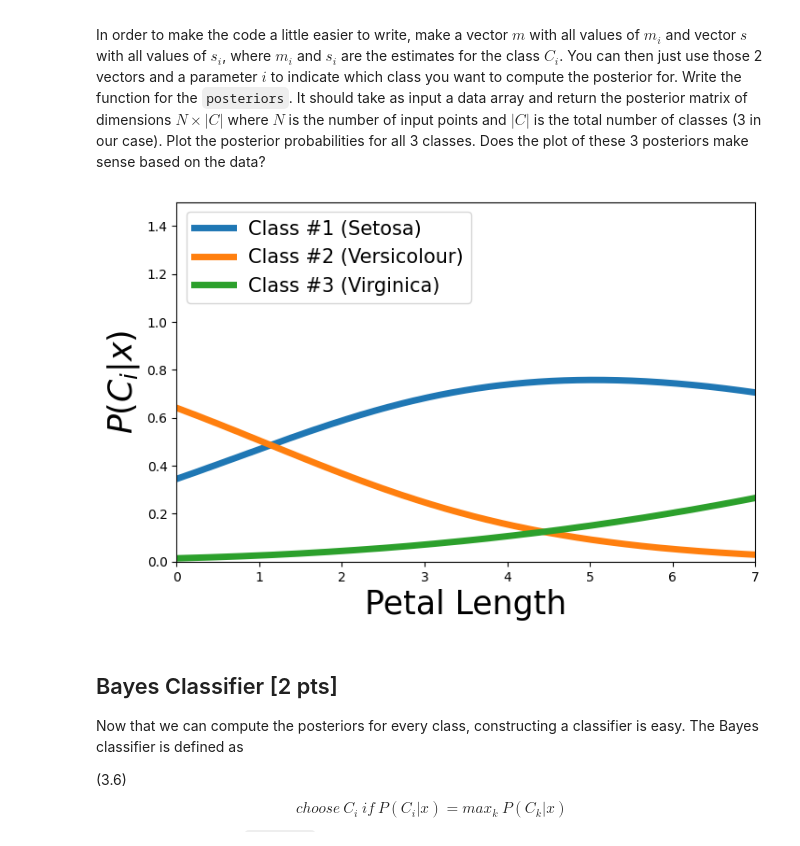
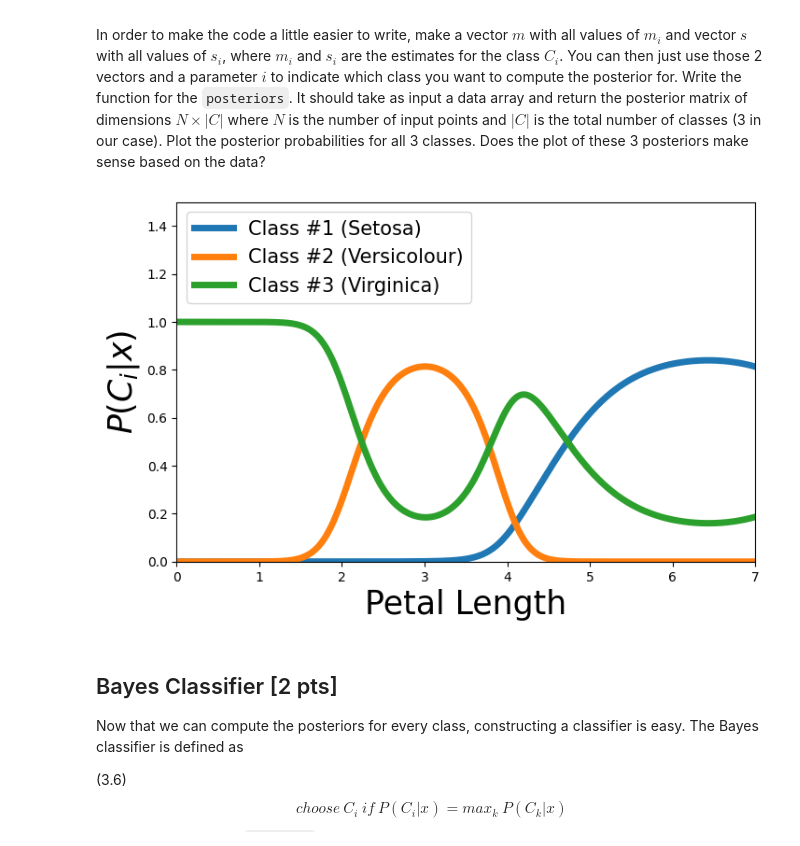
Before and after one commit to Hugovveen/ML-2, a Jupyter notebook: Assignment_2_CodeGrade_V2.ipynb, the cells around one changed output. Saved outputs shown, nothing was run; the diff lists cells and outputs as text; code cells hidden in the pictures.

```diff
--- a/Assignment_2_CodeGrade_V2.ipynb
+++ b/Assignment_2_CodeGrade_V2.ipynb
@@ -369,14 +377,13 @@ def posteriors(x, m, s):
     -A Numpy array containing the posterior probs for each class, for each data point
     NOTE: The rows of the output matrix should sum to 1!
     """
+    l = np.zeros((len(x), len(m)))
 
-    p_0 = normal_pdf(x,m[0],s[0])*(1/3)
-    p_1 = normal_pdf(x,m[1],s[1])*(1/3)
-    p_2 = normal_pdf(x,m[2],s[2])*(1/3)
+    for i in range(len(m)):
+        l[:, i] = normal_pdf(x, m[i], s[i])
 
-    all_p = np.column_stack((p_0, p_1, p_2))
-
-    post = all_p / np.sum(all_p, axis=1, keepdims=True)
+    d = np.sum(l, axis=1, keepdims=True)
+    post = l / d
 
     return post
 
@@ -385,35 +392,35 @@ def vectorize_values(*args):
     Vectorizes the given input arguments into 1 vector.
 
     Input:
     args - A tuple of variable amount of input arguments.
 
     Output:
     - A vector containing these values.
     """
-    np.hstack(args)
+    return np.hstack(args)
 
 # get posteriors (Fill in the ???)
 x_grid = np.linspace(0, 7, 1000)
 m = np.array([mean_C0_train, mean_C1_train, mean_C2_train])
 s = np.array([std_C0_train, std_C1_train, std_C2_train])
 posts = posteriors(x_grid, m, s)
 
 # plot
 plt.figure(figsize=(8,5))
 
 # plot posterior probability for each class
 plt.plot(x_grid, posts[:,0], "-", lw=5, label="Class #1 (Setosa)")
 plt.plot(x_grid, posts[:,1], "-", lw=5, label="Class #2 (Versicolour)")
 plt.plot(x_grid, posts[:,2], "-", lw=5, label="Class #3 (Virginica)")
 
 plt.xlabel("Petal Length", fontsize=25)
 plt.ylabel(r"$P(C_i | x)$", fontsize=25)
 plt.legend(loc=2, fontsize=15)
 plt.ylim([0, 1.5])
 plt.xlim([0, 7])
 plt.show()
 # %% [output]
-[figure, old version]
+[figure, new version]
 # %% [markdown]
 ## Bayes Classifier [2 pts]
 
```
Also changed, not shown: parts of 11 cells of this notebook.
